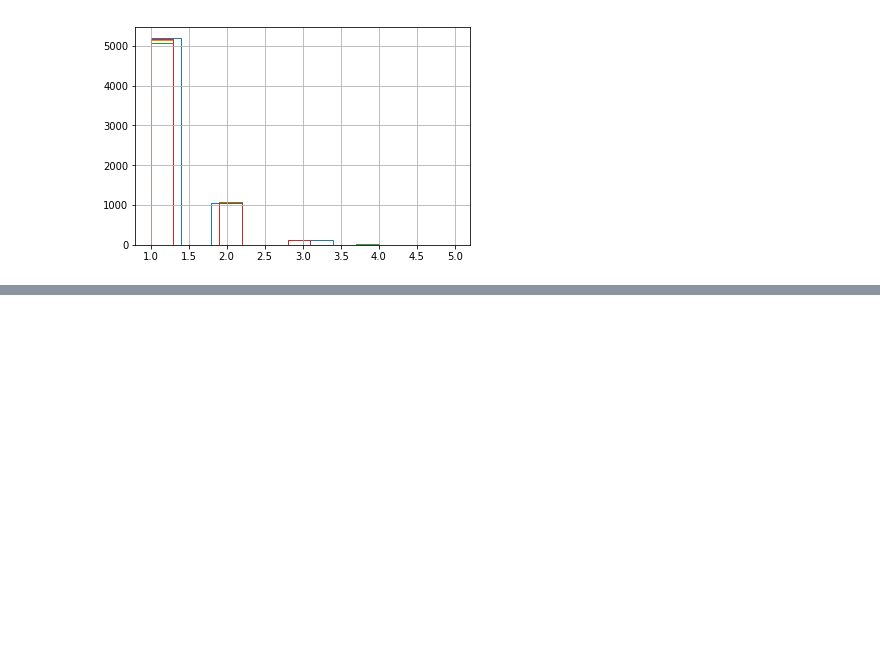
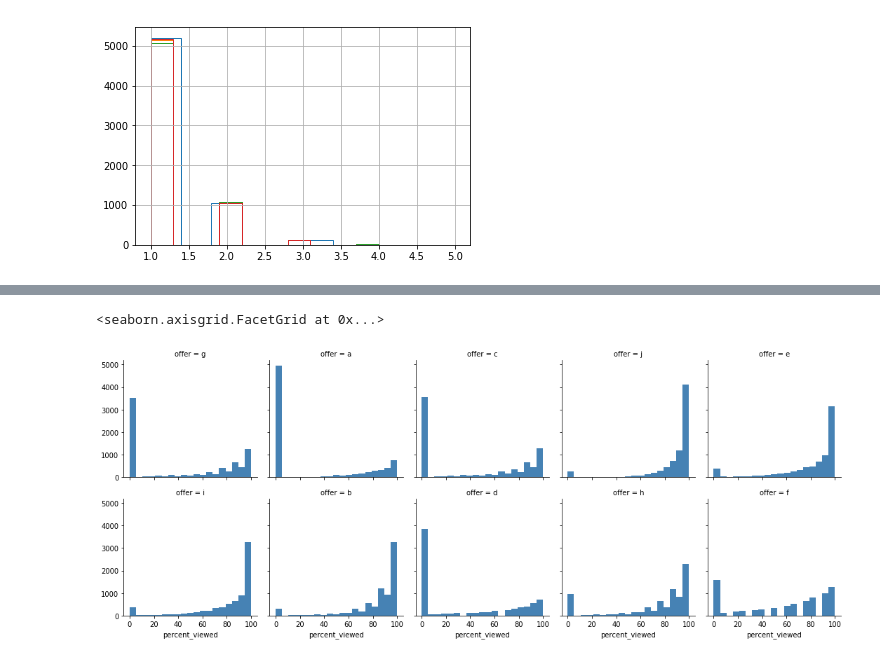
Before and after one commit to marco-bellini/Starbucks_capstone, a Jupyter notebook: 01_test.ipynb, the cells around one changed output, grey strips where cells are left out. Saved outputs shown, nothing was run; the diff lists cells and outputs as text; code cells hidden in the pictures; blank space fills up the shorter version.

```diff
--- a/01_test.ipynb
+++ b/01_test.ipynb
@@ -474,0 +529,7 @@ Text(0, 0.5, 'mean $ purchases during offer')
+# %%
+g = sns.FacetGrid(out, col="offer",  margin_titles=True, col_wrap=5)
+bins = np.linspace(0, 100,20)
+g.map(plt.hist, 'percent_viewed', color="steelblue", bins=bins)
+# %% [output]
+<seaborn.axisgrid.FacetGrid at 0x...>
+[figure, added]
```
Also changed, not shown: parts of 18 cells of this notebook.
